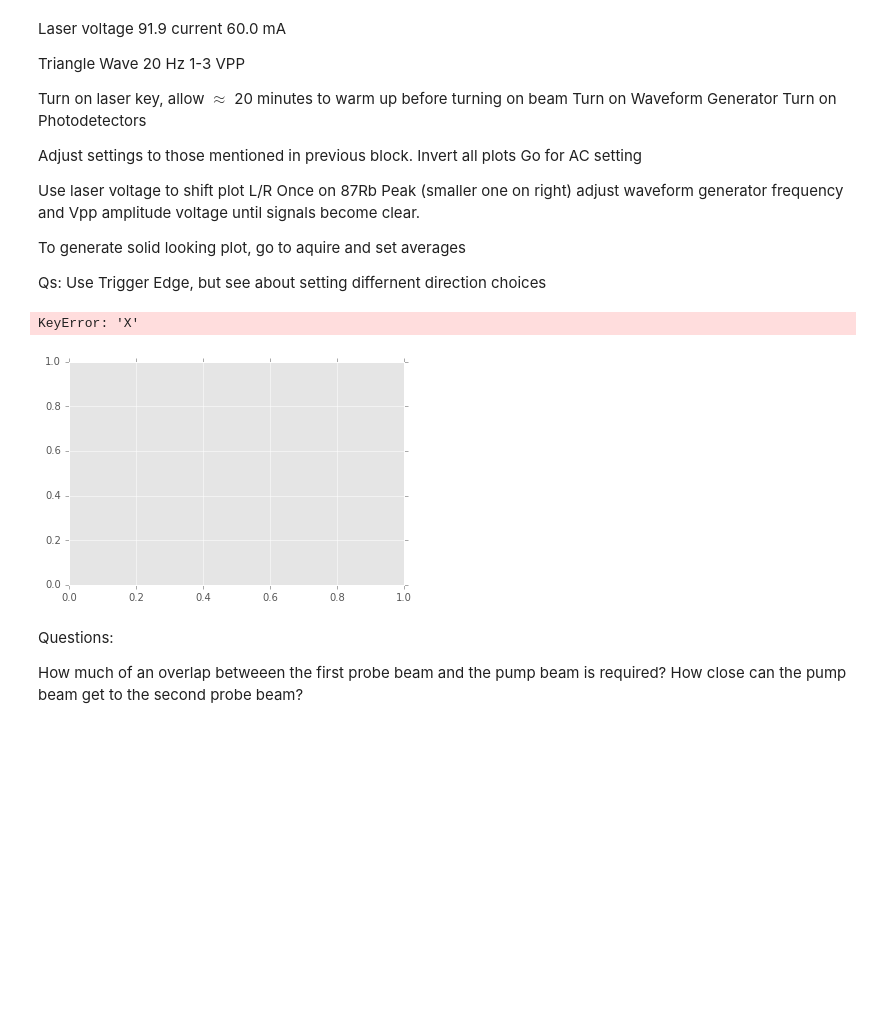
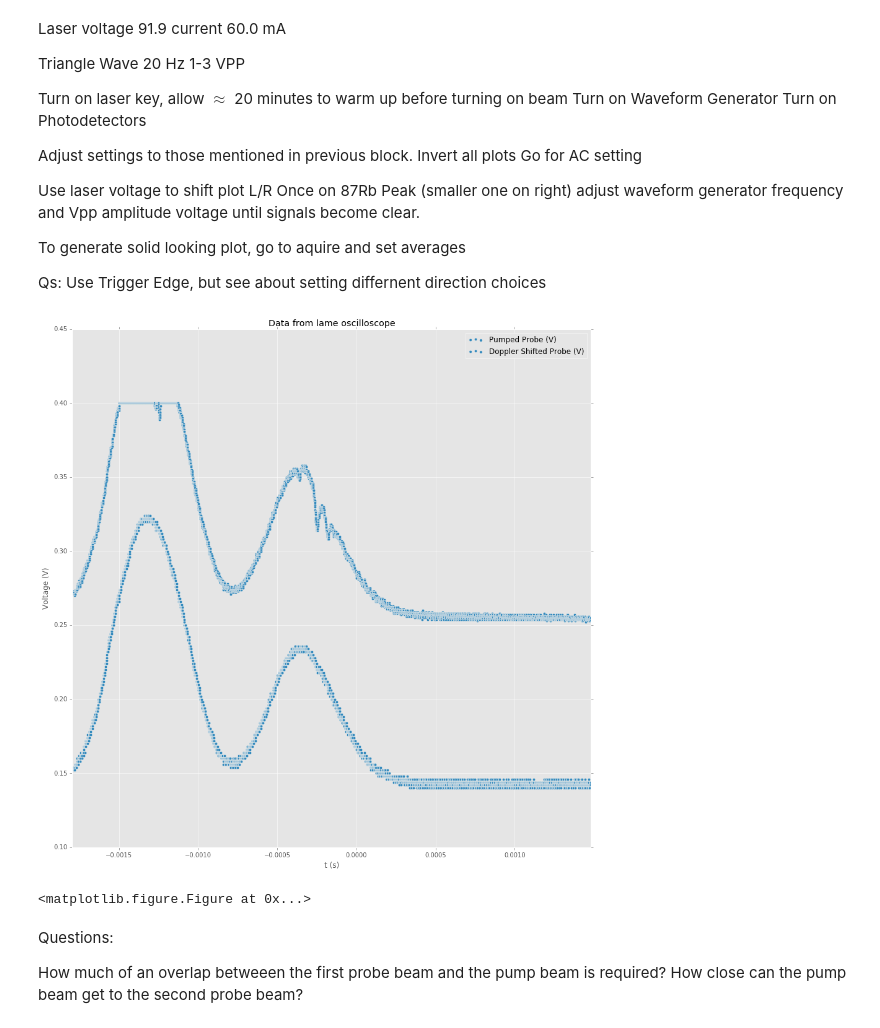
Before and after one commit to srgntcrane/gitLabBook, a Jupyter notebook: Laser Spectroscopy Lab Book.ipynb, the cells around one changed output. Cells and saved outputs as stored; diff of their text form; code cells hidden in the pictures; blank space fills up the shorter version.

```diff
--- a/Laser Spectroscopy Lab Book.ipynb
+++ b/Laser Spectroscopy Lab Book.ipynb
@@ -108,19 +120,41 @@ import matplotlib.pyplot as plt
 import pandas as pd
 from scipy.special import erf,erfc
 from scipy.optimize import curve_fit
+
+plt.style.use('ggplot')
-# %%
-data = pd.DataFrame(pd.read_csv('NewFile0.csv'))
-#data1 = pd.read_csv('/home/bjorn/Documents/CU/PHYS_4430/Test_Profile_Data.csv', index_col='Position (m)')
-
-data1 = data[1:]
-data1
-data1.plot.scatter( x = 'X', y='CH1')
-# plt.style.use('ggplot')
-# data.plot(style='b.')
-# plt.show()
-# %% [output]
-KeyError: 'X'
-[figure, removed]
+# %%
+data = pd.DataFrame(pd.read_csv('NewFile0.csv'))
+#data1 = pd.read_csv('/home/bjorn/Documents/CU/PHYS_4430/Test_Profile_Data.csv', index_col='Position (m)')
+
+data1 = data[:]
+del data1['Unnamed: 3']
+data1 = data1.drop(0)
+# xa = np.array(float(data1['X']))
+# y1 = np.array(data['CH1'])
+# y2 = np.array(data['CH2'])
+
+data1=data1.astype('float')
+data1['CH1'] = data1['CH1']*-1
+data1['CH2'] = data1['CH2']*-1
+data1 = data1.rename(columns={'X':'t (s)', 'CH1':'Pumped Probe (V)', 'CH2':'Doppler Shifted Probe (V)'})
+
+
+fig = plt.figure()
+ax = plt.subplot(111)
+plt.figure(figsize=(12,15))
+data1.plot(kind = 'scatter',x='t (s)', y='Pumped Probe (V)',style = 'b.', ax = ax, label = 'Pumped Probe (V)')
+data1.plot(kind = 'scatter', x='t (s)', y = 'Doppler Shifted Probe (V)', style = 'b.',  ax = ax, label = 'Doppler Shifted Probe (V)')
+ax.set_xlim(data1['t (s)'].min(), data1['t (s)'].max())
+ax.set(ylabel='Voltage (V)')
+ax.legend(loc='best')
+fig.set_figheight(15)
+fig.set_figwidth(15)
+ax.set_title('Data from lame oscilloscope')
+
+plt.show()
+# %% [output]
+[figure, added]
+<matplotlib.figure.Figure at 0x...>
 # %% [markdown]
 Questions:
 
```
Also changed, not shown: parts of 1 cell of this notebook.
